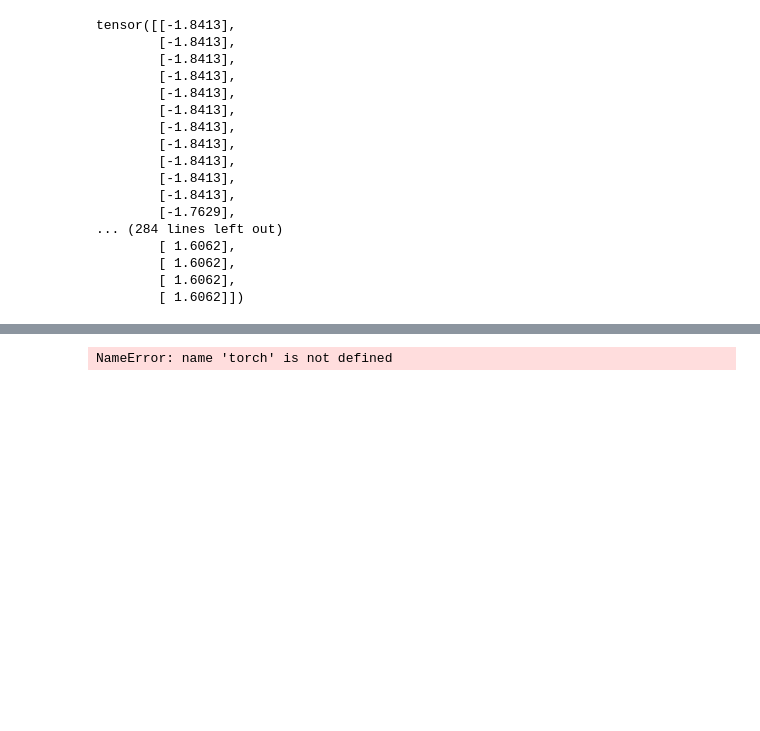
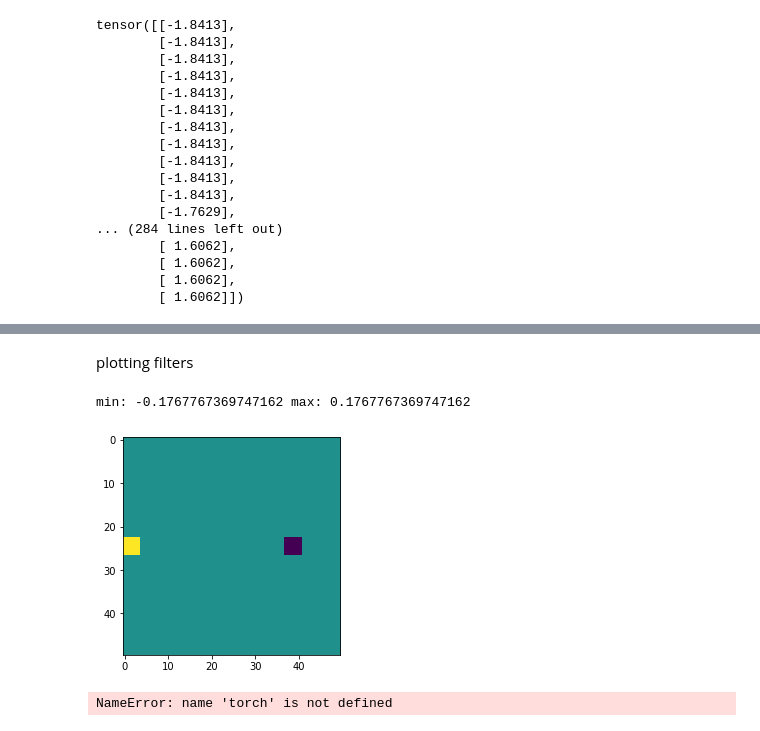
Before and after one commit to michael-psenka/manifold-linearization, a Jupyter notebook: test_files/cc_test.ipynb, the cells around one changed output, grey strips where cells are left out. Cells and saved outputs as stored; diff of their text form; code cells hidden in the pictures; blank space fills up the shorter version.

```diff
--- a/test_files/cc_test.ipynb
+++ b/test_files/cc_test.ipynb
@@ -1148,3 +1256,13 @@ plt.show()
+# %% [markdown]
+plotting filters
+# %%
+filt = P_final.view(res, res)
+
+plt.imshow(filt.T)
+print(f'min: {filt.min()} max: {filt.max()}')
+# %% [output]
+min: -0.1767767369747162 max: 0.1767767369747162
+[figure, added]
 # %%
 U, S, V = torch.svd(Z)
 U = torch.hstack((V[:,[0]], V[:,[1]]))
```
Also changed, not shown: parts of 8 cells of this notebook.
